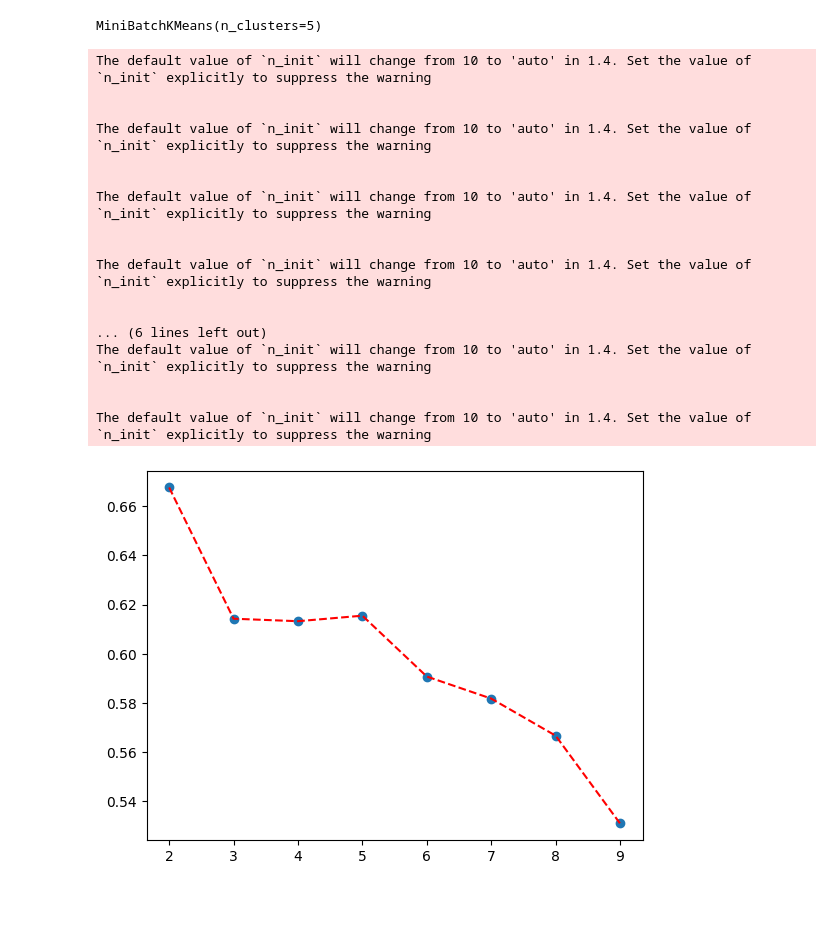
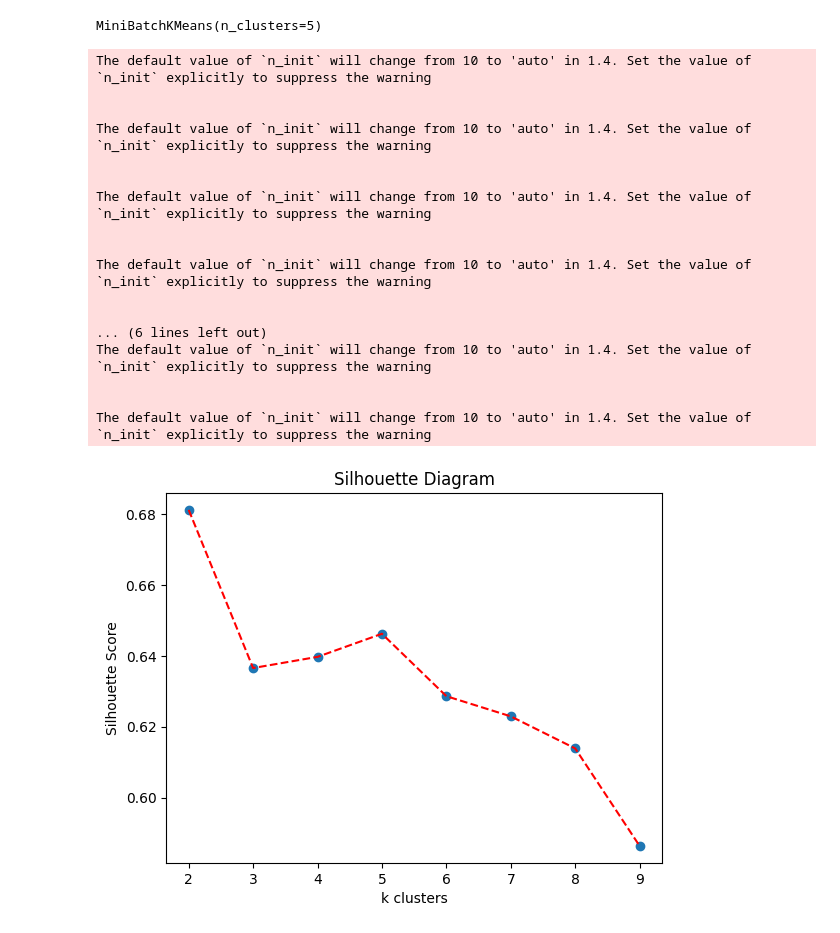
Before and after one commit to riziuzi/ASD_Unsupervised_Subgroup_Discovery, a Jupyter notebook: main.ipynb, the cells around one changed output. Saved outputs shown, nothing was run; the diff lists cells and outputs as text; code cells hidden in the pictures; blank space fills up the shorter version.

```diff
--- a/main.ipynb
+++ b/main.ipynb
@@ -32,15 +32,22 @@ px.scatter_matrix(data_ad)  # NOt memory efficient,
 # %% [output]
 ValueError: Mime type rendering requires nbformat>=4.2.0 but it is not installed
 [interactive output not drawn]
+# %%
+# Defining my features
+
+
+
+arr2 = pd.concat([data_ad , data_fa , data_md , data_rd])
+X = arr2.values
 # %% [markdown]
 ### K-Means clustering
 # %%
 from sklearn.cluster import KMeans
 
-arr  = data_fa.values
+
 
 kmeans = KMeans (n_clusters = 5)
-kmeans.fit(arr)
+kmeans.fit(X)
 # %% [output]
 The default value of `n_init` will change from 10 to 'auto' in 1.4. Set the value of `n_init` explicitly to suppress the warning
 KMeans(n_clusters=5)
@@ -60,35 +67,38 @@ MiniBatchKMeans(n_clusters=5)
 from sklearn.metrics import silhouette_score
 
 lis = []
 lis_num = []
 
-for i in range(2,10) :
+for i in range(2,11) :
     kmeans1 = KMeans(n_clusters = i)
-    kmeans1.fit(arr)
-    lis.append(silhouette_score(arr , kmeans1.labels_))
+    kmeans1.fit(X)
+    lis.append(silhouette_score(X, kmeans1.labels_))
     lis_num.append(i)
 
 plt.plot(lis_num ,lis , "r--")
 plt.scatter(lis_num, lis)
+plt.xlabel("k clusters")
+plt.ylabel("Silhouette Score")
+plt.title("Silhouette Diagram")
 plt.show()
 
-# Optimum no .of clusters , where silhouete score s maximum  , is 4 , 5 OR 8 .
+# Optimum no .of clusters , where silhouete score s maximum  , is 2 , 4 OR 5 .
 # %% [output]
 The default value of `n_init` will change from 10 to 'auto' in 1.4. Set the value of `n_init` explicitly to suppress the warning
 
 
 The default value of `n_init` will change from 10 to 'auto' in 1.4. Set the value of `n_init` explicitly to suppress the warning
 
 
 The default value of `n_init` will change from 10 to 'auto' in 1.4. Set the value of `n_init` explicitly to suppress the warning
 
 
 The default value of `n_init` will change from 10 to 'auto' in 1.4. Set the value of `n_init` explicitly to suppress the warning
 
 
 ... (6 lines left out)
 The default value of `n_init` will change from 10 to 'auto' in 1.4. Set the value of `n_init` explicitly to suppress the warning
 
 
 The default value of `n_init` will change from 10 to 'auto' in 1.4. Set the value of `n_init` explicitly to suppress the warning
-[figure, old version]
+[figure, new version]
```
Also changed, not shown: parts of 1 cell of this notebook.
